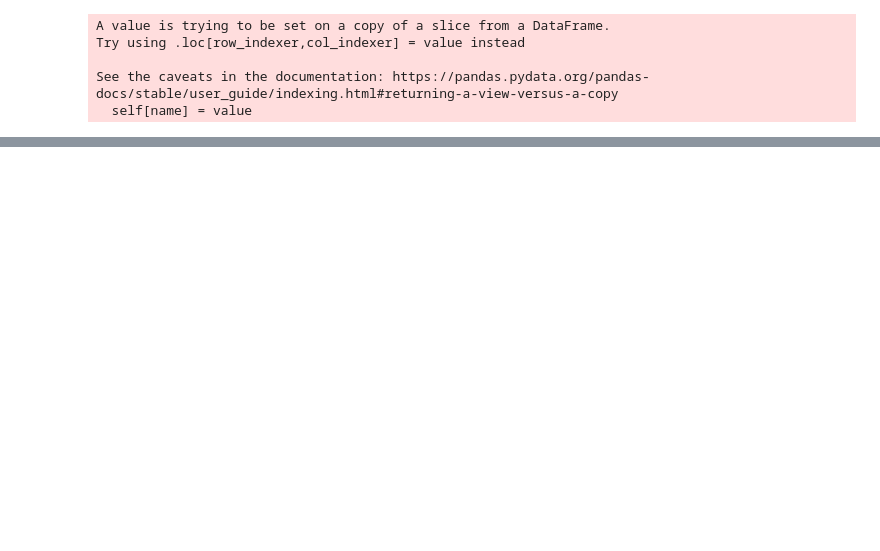
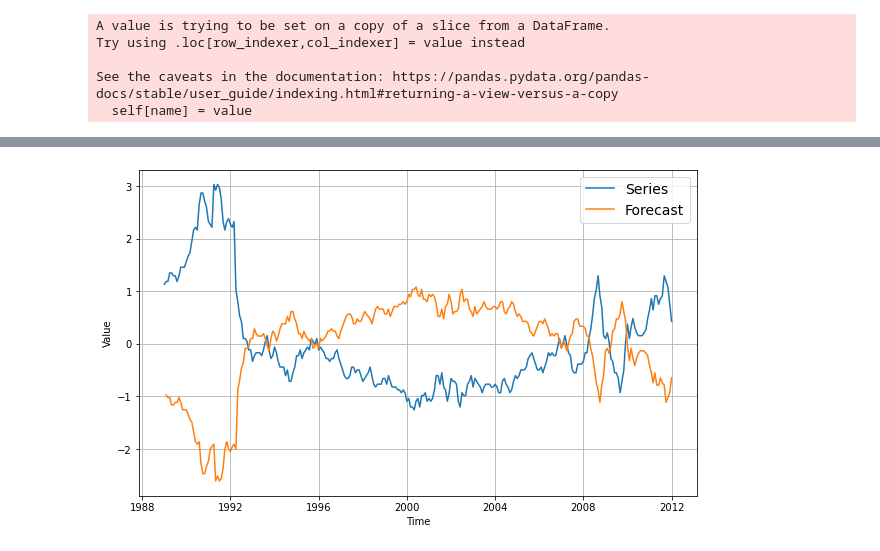
Before and after one commit to LUNDR/inflation_forecasts_with_tf, a Jupyter notebook: CPI_forecasts.ipynb, the cells around one changed output, grey strips where cells are left out. Saved outputs shown, nothing was run; the diff lists cells and outputs as text; code cells hidden in the pictures; blank space fills up the shorter version.

```diff
--- a/CPI_forecasts.ipynb
+++ b/CPI_forecasts.ipynb
@@ -257,4 +262,11 @@ Epoch 3/3
 <keras.callbacks.History at 0x...>
+# %%
+pred = linear.predict(single_step_window.train)
+plt.figure(figsize=(10, 6))
+plot_series(train_df.index, train_df.value, label="Series")
+plot_series(train_df.index[1:], pred.reshape(-1,), label="Forecast")
+# %% [output]
+[figure, added]
 # %%
 val_performance['Linear'] = linear.evaluate(single_step_window.val)
 
```
Also changed, not shown: parts of 31 cells of this notebook.
